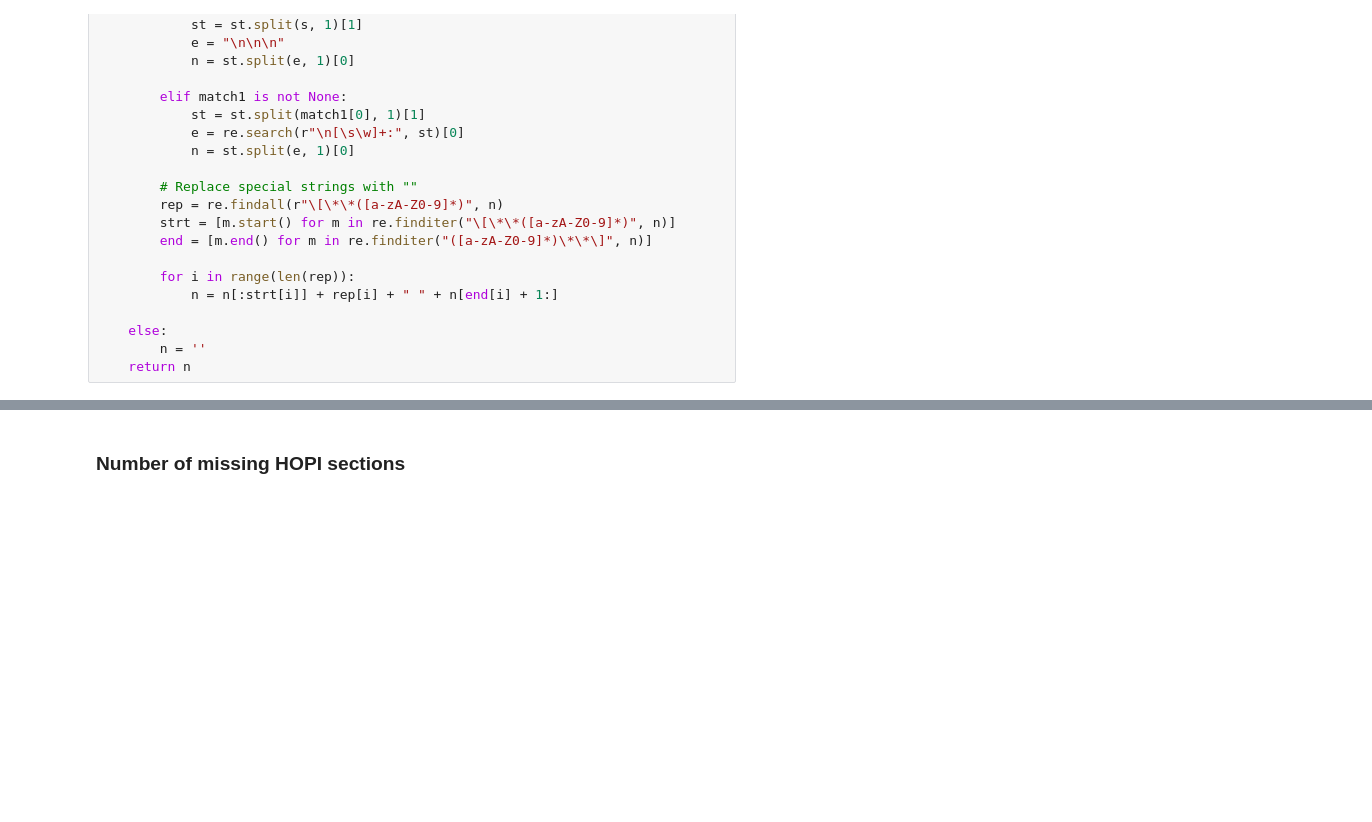
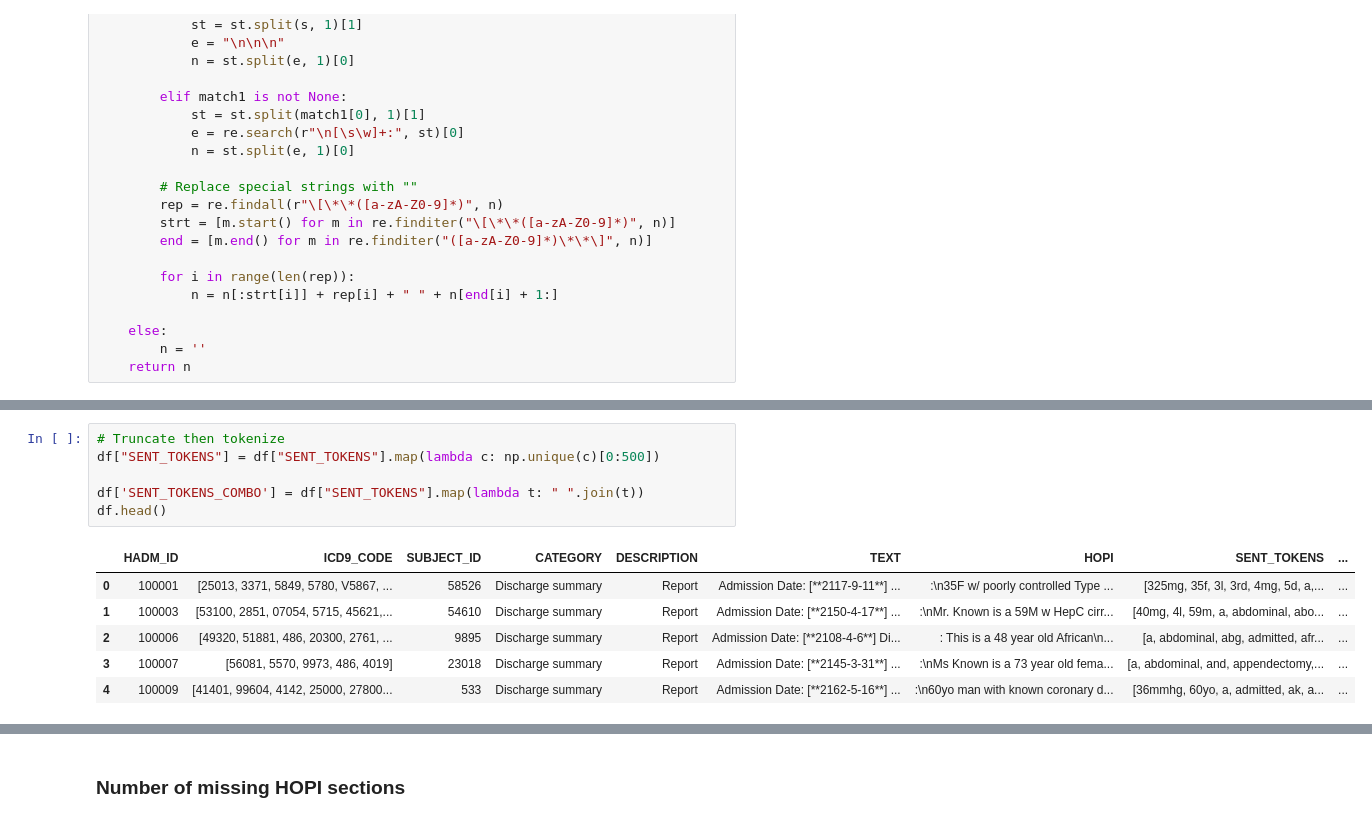
Before and after one commit to AshleyRoakes/CSE6250-Project, a Jupyter notebook: MIMIC Project.ipynb, the cells around one changed output, grey strips where cells are left out. Cells and saved outputs as stored; diff of their text form; blank space fills up the shorter version.

```diff
--- a/MIMIC Project.ipynb
+++ b/MIMIC Project.ipynb
@@ -146,0 +167,13 @@ df['HOPI'] = df["TEXT"].map(lambda t: process_notes(t))
+# %%
+# Truncate then tokenize
+df["SENT_TOKENS"] = df["SENT_TOKENS"].map(lambda c: np.unique(c)[0:500])
+
+df['SENT_TOKENS_COMBO'] = df["SENT_TOKENS"].map(lambda t: " ".join(t))
+df.head()
+# %% [output]
+|  | HADM_ID | ICD9_CODE | SUBJECT_ID | CATEGORY | DESCRIPTION | TEXT | HOPI | SENT_TOKENS | ... |
+| 0 | 100001 | [25013, 3371, 5849, 5780, V5867, ... | 58526 | Discharge summary | Report | Admission Date: [**2117-9-11**] ... | :\n35F w/ poorly controlled Type ... | [325mg, 35f, 3l, 3rd, 4mg, 5d, a,... | ... |
+| 1 | 100003 | [53100, 2851, 07054, 5715, 45621,... | 54610 | Discharge summary | Report | Admission Date: [**2150-4-17**] ... | :\nMr. Known is a 59M w HepC cirr... | [40mg, 4l, 59m, a, abdominal, abo... | ... |
+| 2 | 100006 | [49320, 51881, 486, 20300, 2761, ... | 9895 | Discharge summary | Report | Admission Date: [**2108-4-6**] Di... | : This is a 48 year old African\n... | [a, abdominal, abg, admitted, afr... | ... |
+| 3 | 100007 | [56081, 5570, 9973, 486, 4019] | 23018 | Discharge summary | Report | Admission Date: [**2145-3-31**] ... | :\nMs Known is a 73 year old fema... | [a, abdominal, and, appendectomy,... | ... |
+| 4 | 100009 | [41401, 99604, 4142, 25000, 27800... | 533 | Discharge summary | Report | Admission Date: [**2162-5-16**] ... | :\n60yo man with known coronary d... | [36mmhg, 60yo, a, admitted, ak, a... | ... |
```
Also changed, not shown: parts of 18 cells of this notebook.
